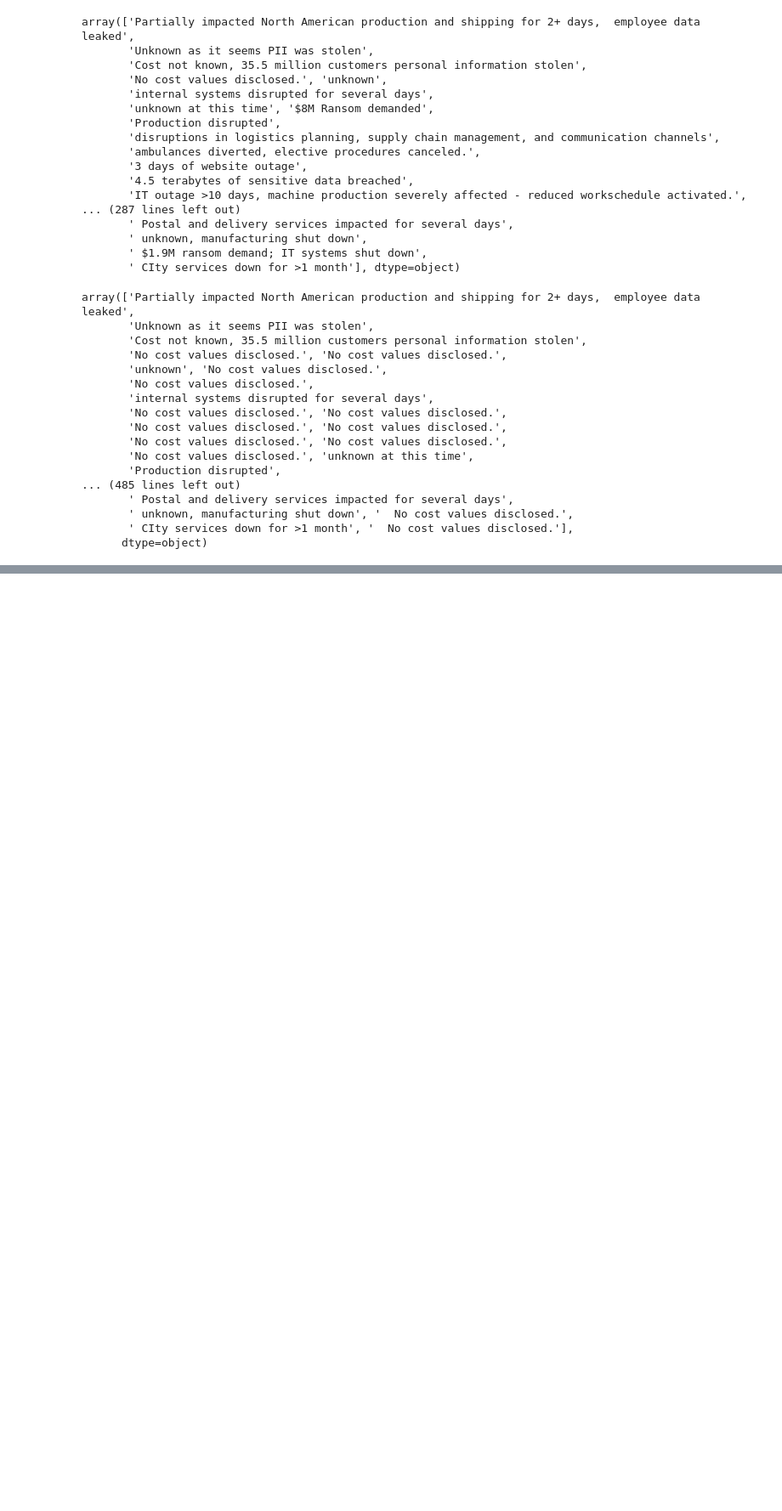
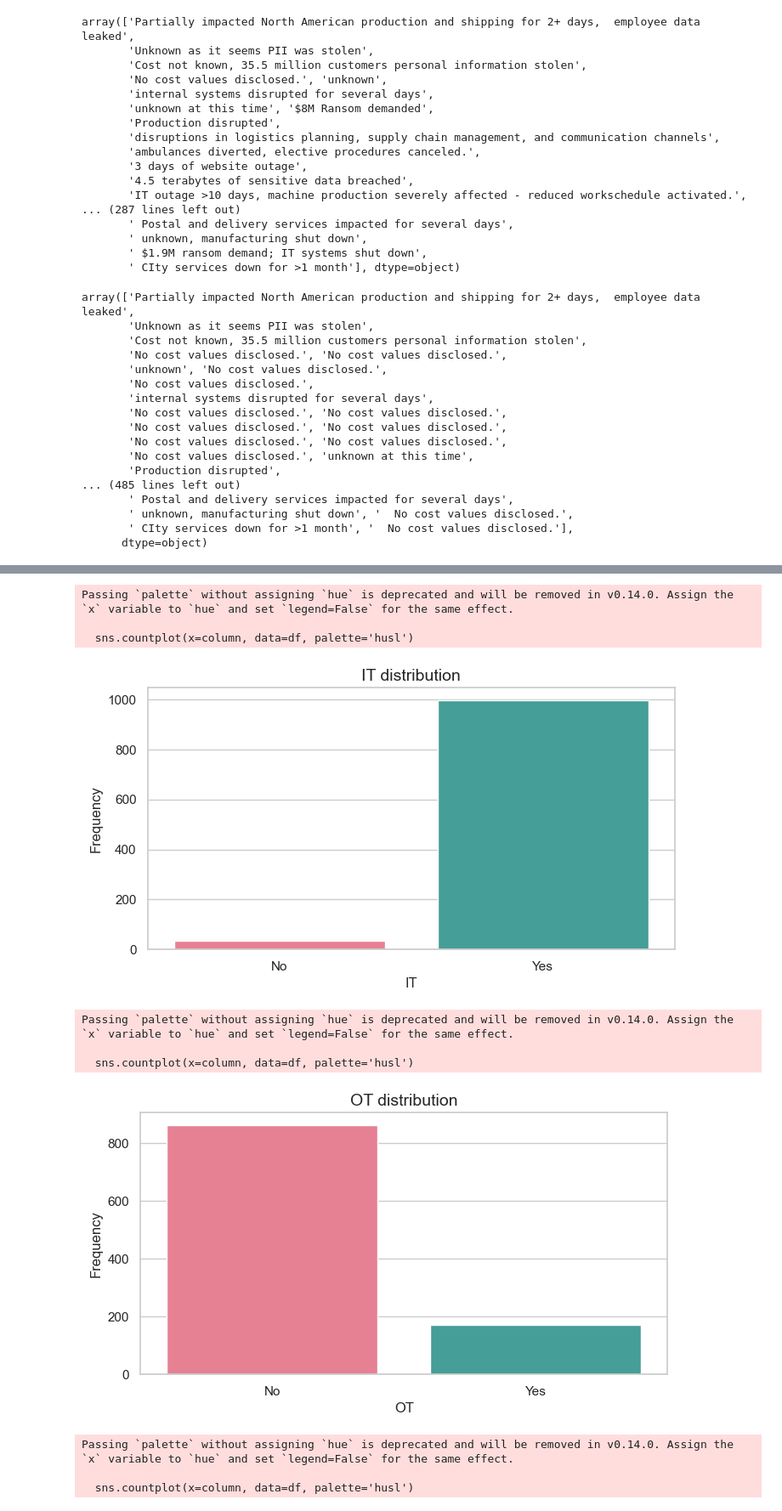
Before and after one commit to sdomialo/DeNexus_CSV-Analysis, a Jupyter notebook: ICSSTRIVE_clean.ipynb, the cells around one changed output, grey strips where cells are left out. Shown: that part at 85% size. Saved outputs shown, nothing was run; the diff lists cells and outputs as text; code cells hidden in the pictures; blank space fills up the shorter version.

```diff
--- a/ICSSTRIVE_clean.ipynb
+++ b/ICSSTRIVE_clean.ipynb
@@ -922,0 +1014,9 @@ array(['Partially impacted North American production and shipping for 2+ days,
+# %%
+print("\nFrequency analysis for categorical variables:")
+categorical_columns = ['description', 'impacts', 'malware_title_grouped', 'continents',
+                       'Threat source title Categorized', 'industries_grouped', 'cost_category']
+
+for column in categorical_columns:
+    if column in df.columns:
+        print(f"\nColumn frequency '{column}':")
+        print(df[column].value_counts())
@@ -922,0 +1041,8 @@ array(['Partially impacted North American production and shipping for 2+ days,
+# %%
+# Análisis de las columnas booleanas o binarias (como IT, OT, Privacy)
+binary_columns = ['IT', 'OT', 'Privacy', 'Africa', 'America', 'Asia', 'Europe', 'Oceania', 'Not Found']
+print("\nBinary columns analysis:")
+for column in binary_columns:
+    if column in df.columns:
+        print(f"\nFrecuencias de la columna '{column}':")
+        print(df[column].value_counts())
@@ -922,0 +1139,24 @@ array(['Partially impacted North American production and shipping for 2+ days,
+# %%
+# Distribución de columnas binarias (IT, OT, Privacy)
+binary_columns = ['IT', 'OT', 'Privacy']
+for column in binary_columns:
+    if column in df.columns:
+        plt.figure(figsize=(8, 4))
+        sns.countplot(x=column, data=df, palette='husl')
+        plt.title(f'{column} distribution', fontsize=14)
+        plt.xlabel(column)
+        plt.ylabel('Frequency')
+        plt.xticks([0, 1], ['No', 'Yes'])
+        plt.show()
+# %% [output]
+Passing `palette` without assigning `hue` is deprecated and will be removed in v0.14.0. Assign the `x` variable to `hue` and set `legend=False` for the same effect.
+
+  sns.countplot(x=column, data=df, palette='husl')
+[figure, added]
+Passing `palette` without assigning `hue` is deprecated and will be removed in v0.14.0. Assign the `x` variable to `hue` and set `legend=False` for the same effect.
+
+  sns.countplot(x=column, data=df, palette='husl')
+[figure, added]
+Passing `palette` without assigning `hue` is deprecated and will be removed in v0.14.0. Assign the `x` variable to `hue` and set `legend=False` for the same effect.
+
+  sns.countplot(x=column, data=df, palette='husl')
```
Also changed, not shown: parts of 26 cells of this notebook.
